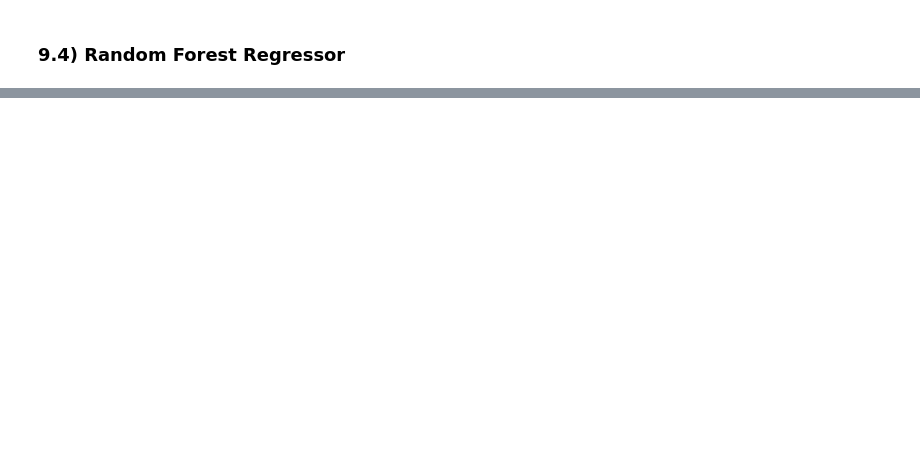
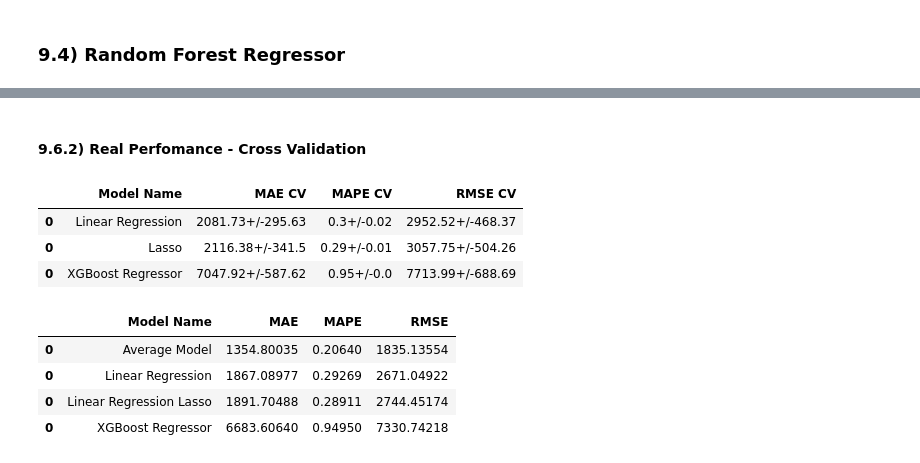
Before and after one commit to jaohenritm/Rossman, a Jupyter notebook: store_sales_prediction.ipynb, the cells around one changed output, grey strips where cells are left out. Cells and saved outputs as stored; diff of their text form; code cells hidden in the pictures; blank space fills up the shorter version.

```diff
--- a/store_sales_prediction.ipynb
+++ b/store_sales_prediction.ipynb
@@ -1066,0 +1212,18 @@ xgb_result
+# %% [markdown]
+#### 9.6.2) Real Perfomance - Cross Validation
+# %%
+modelling_results_cv = pd.concat([lr_result_cv, lrr_result_cv, xgb_result_cv])
+modelling_results_cv
+# %% [output]
+|  | Model Name | MAE CV | MAPE CV | RMSE CV |
+| 0 | Linear Regression | 2081.73+/-295.63 | 0.3+/-0.02 | 2952.52+/-468.37 |
+| 0 | Lasso | 2116.38+/-341.5 | 0.29+/-0.01 | 3057.75+/-504.26 |
+| 0 | XGBoost Regressor | 7047.92+/-587.62 | 0.95+/-0.0 | 7713.99+/-688.69 |
+# %%
+modelling_results
+# %% [output]
+|  | Model Name | MAE | MAPE | RMSE |
+| 0 | Average Model | 1354.80035 | 0.20640 | 1835.13554 |
+| 0 | Linear Regression | 1867.08977 | 0.29269 | 2671.04922 |
+| 0 | Linear Regression Lasso | 1891.70488 | 0.28911 | 2744.45174 |
+| 0 | XGBoost Regressor | 6683.60640 | 0.94950 | 7330.74218 |
```
Also changed, not shown: parts of 32 cells of this notebook.
